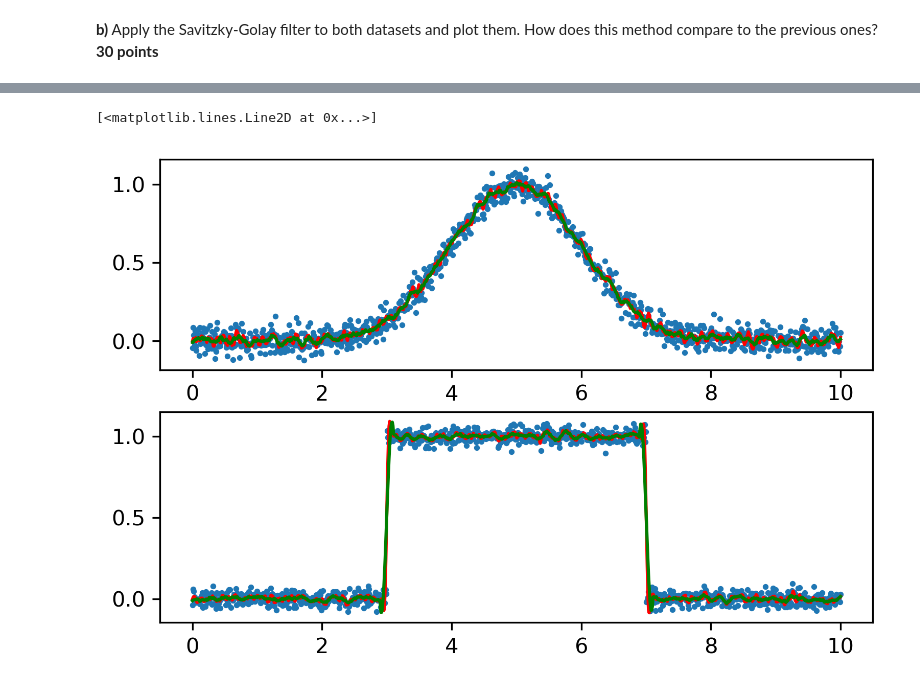
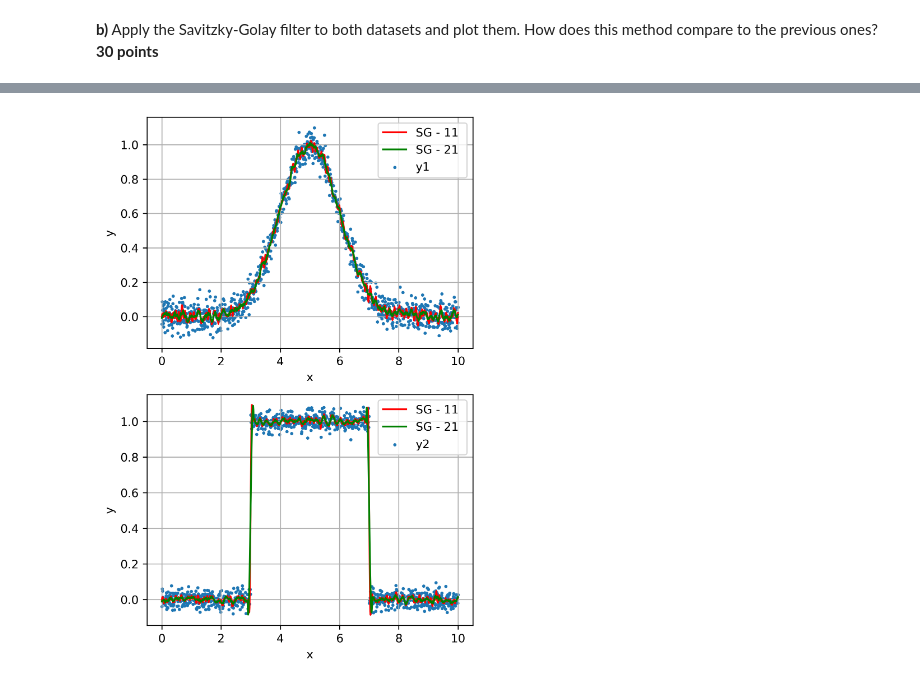
Before and after one commit to tomcarron/data_analysis_in_astro, a Jupyter notebook: exercise11/exercise_11_problems.ipynb, the cells around one changed output, grey strips where cells are left out. Saved outputs shown, nothing was run; the diff lists cells and outputs as text; code cells hidden in the pictures.

```diff
--- a/exercise11/exercise_11_problems.ipynb
+++ b/exercise11/exercise_11_problems.ipynb
@@ -173,14 +190,21 @@ y1_sg_21 = signal.savgol_filter(y1, window_length=21, polyorder=2, mode="nearest
 y2_sg_11 = signal.savgol_filter(y2, window_length=11, polyorder=2, mode="nearest")
 y2_sg_21 = signal.savgol_filter(y2, window_length=21, polyorder=2, mode="nearest")
 # %%
-fig, ax = plt.subplots(2)
+fig, ax = plt.subplots(2,figsize=(5,8))
 x=df["x"].to_numpy()
 ax[0].scatter(x,y1,s=3,label="y1")
 ax[0].plot(x,y1_sg_11,color='r',label="SG - 11 ")
 ax[0].plot(x,y1_sg_21,color='g',label="SG - 21 ")
+ax[0].set_xlabel("x")
+ax[0].set_ylabel("y")
+ax[0].legend()
+ax[0].grid()
 ax[1].scatter(x,y2,s=3,label="y2")
 ax[1].plot(x,y2_sg_11,color='r',label="SG - 11 ")
 ax[1].plot(x,y2_sg_21,color='g',label="SG - 21 ")
+ax[1].set_xlabel("x")
+ax[1].set_ylabel("y")
+ax[1].legend()
+ax[1].grid()
 # %% [output]
-[<matplotlib.lines.Line2D at 0x...>]
-[figure, old version]
+[figure, new version]
```
Also changed, not shown: parts of 7 cells of this notebook, 3 other files.
